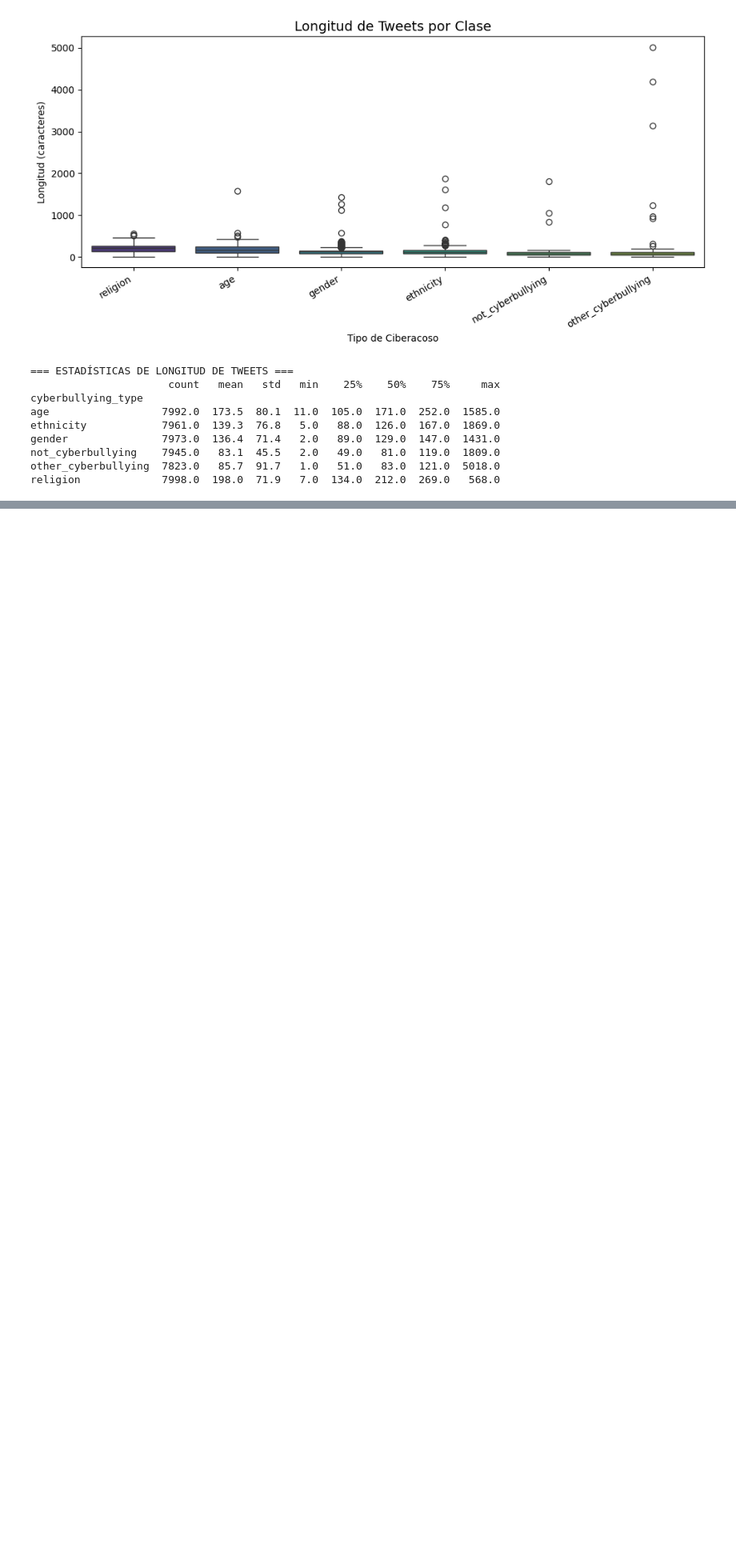
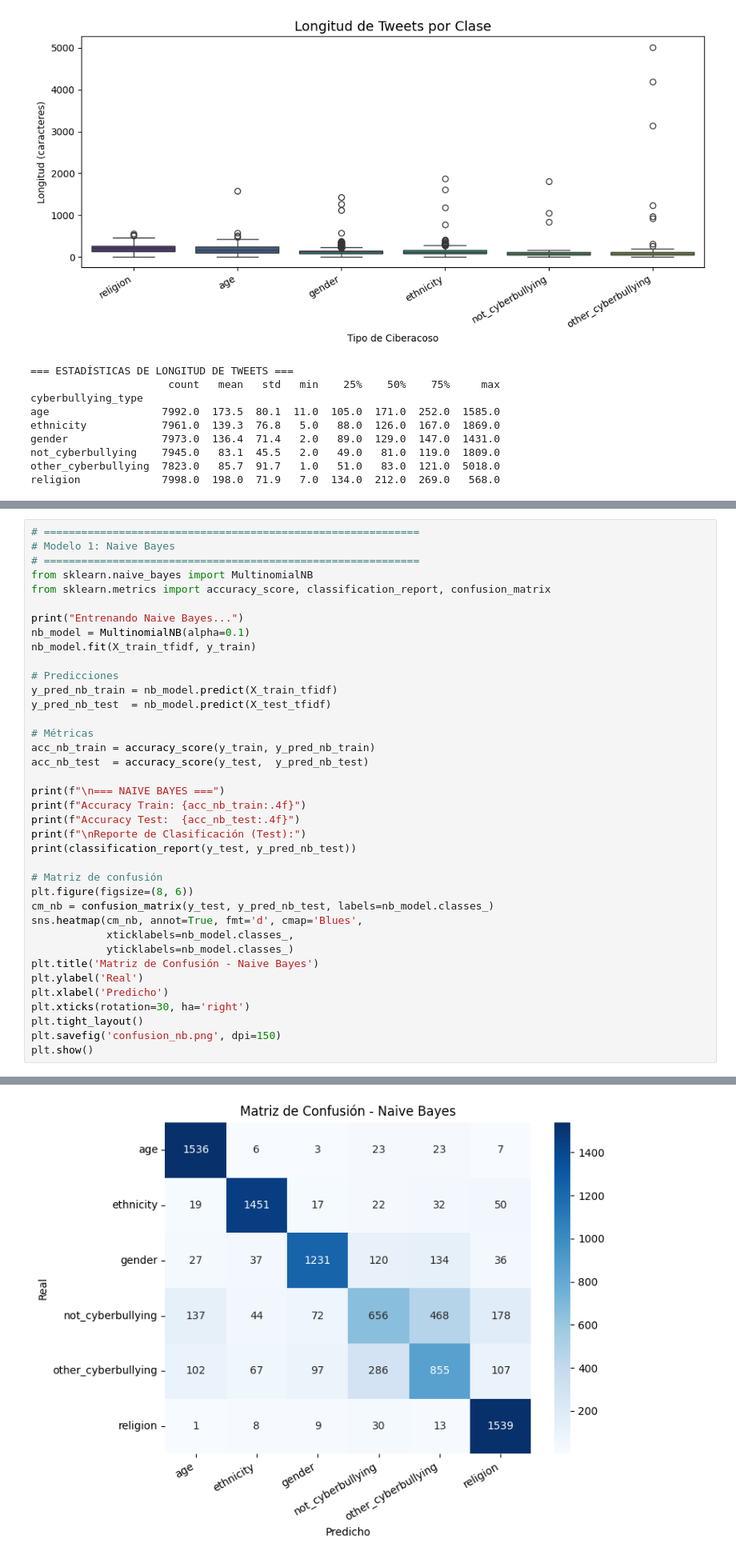
Before and after one commit to Hugo2049/ia-proyecto-1, a Jupyter notebook: proyecto.ipynb, the cells around one changed output, grey strips where cells are left out. Shown at 80% size. Drawn from its saved outputs; the diff is of its cells as text; blank space fills up the shorter version.

```diff
--- a/proyecto.ipynb
+++ b/proyecto.ipynb
@@ -213,0 +214,39 @@ Dimensión matriz Test:  (9443, 10000)
+# %%
+# ============================================================
+# Modelo 1: Naive Bayes
+# ============================================================
+from sklearn.naive_bayes import MultinomialNB
+from sklearn.metrics import accuracy_score, classification_report, confusion_matrix
+
+print("Entrenando Naive Bayes...")
+nb_model = MultinomialNB(alpha=0.1)
+nb_model.fit(X_train_tfidf, y_train)
+
+# Predicciones
+y_pred_nb_train = nb_model.predict(X_train_tfidf)
+y_pred_nb_test  = nb_model.predict(X_test_tfidf)
+
+# Métricas
+acc_nb_train = accuracy_score(y_train, y_pred_nb_train)
+acc_nb_test  = accuracy_score(y_test,  y_pred_nb_test)
+
+print(f"\n=== NAIVE BAYES ===")
+print(f"Accuracy Train: {acc_nb_train:.4f}")
+print(f"Accuracy Test:  {acc_nb_test:.4f}")
+print(f"\nReporte de Clasificación (Test):")
+print(classification_report(y_test, y_pred_nb_test))
+
+# Matriz de confusión
+plt.figure(figsize=(8, 6))
+cm_nb = confusion_matrix(y_test, y_pred_nb_test, labels=nb_model.classes_)
+sns.heatmap(cm_nb, annot=True, fmt='d', cmap='Blues',
+            xticklabels=nb_model.classes_,
+            yticklabels=nb_model.classes_)
+plt.title('Matriz de Confusión - Naive Bayes')
+plt.ylabel('Real')
+plt.xlabel('Predicho')
+plt.xticks(rotation=30, ha='right')
+plt.tight_layout()
+plt.savefig('confusion_nb.png', dpi=150)
+plt.show()
+# %% [output]
@@ -213,0 +272 @@ Dimensión matriz Test:  (9443, 10000)
+[figure, added]
```
Also changed, not shown: parts of 5 cells of this notebook, 5 other files.
